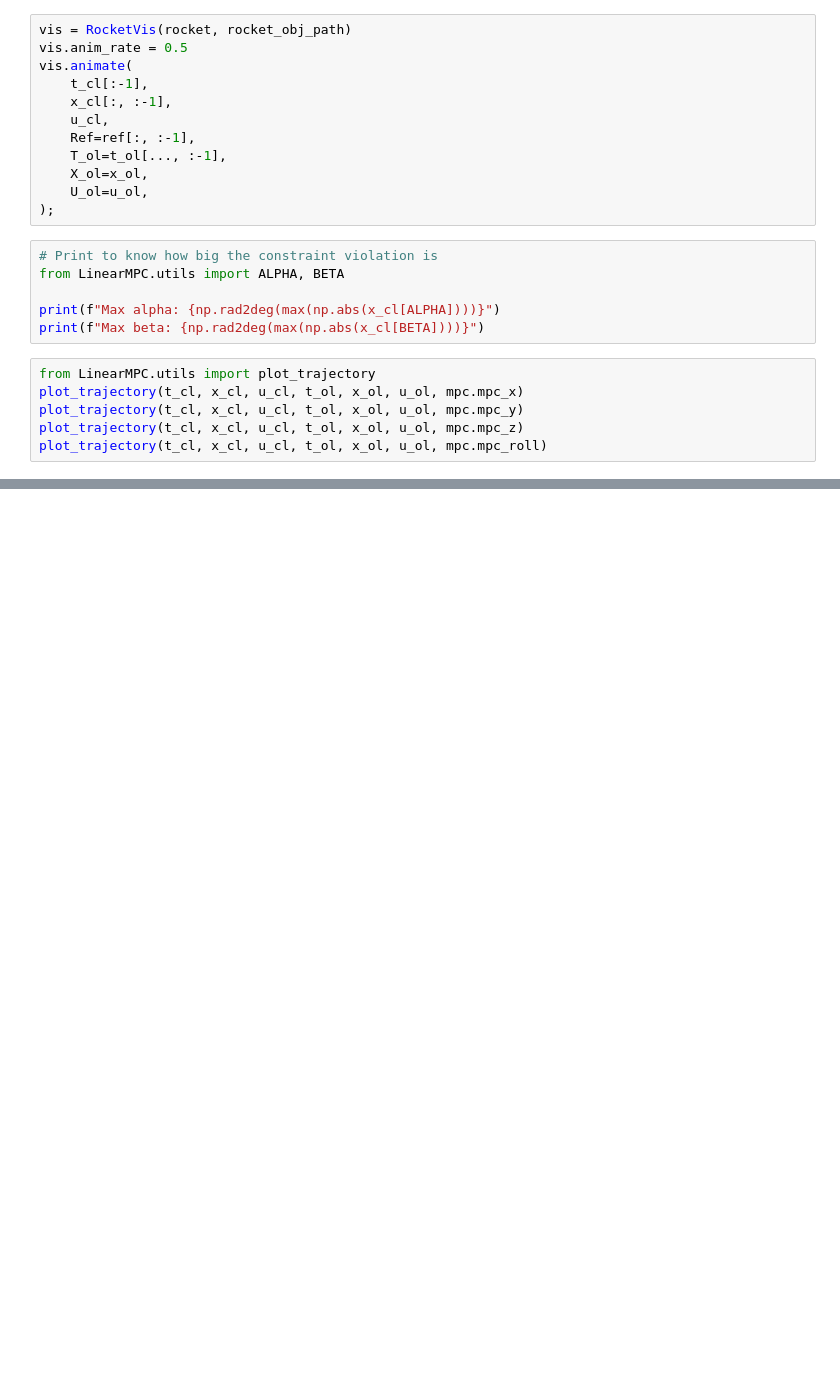
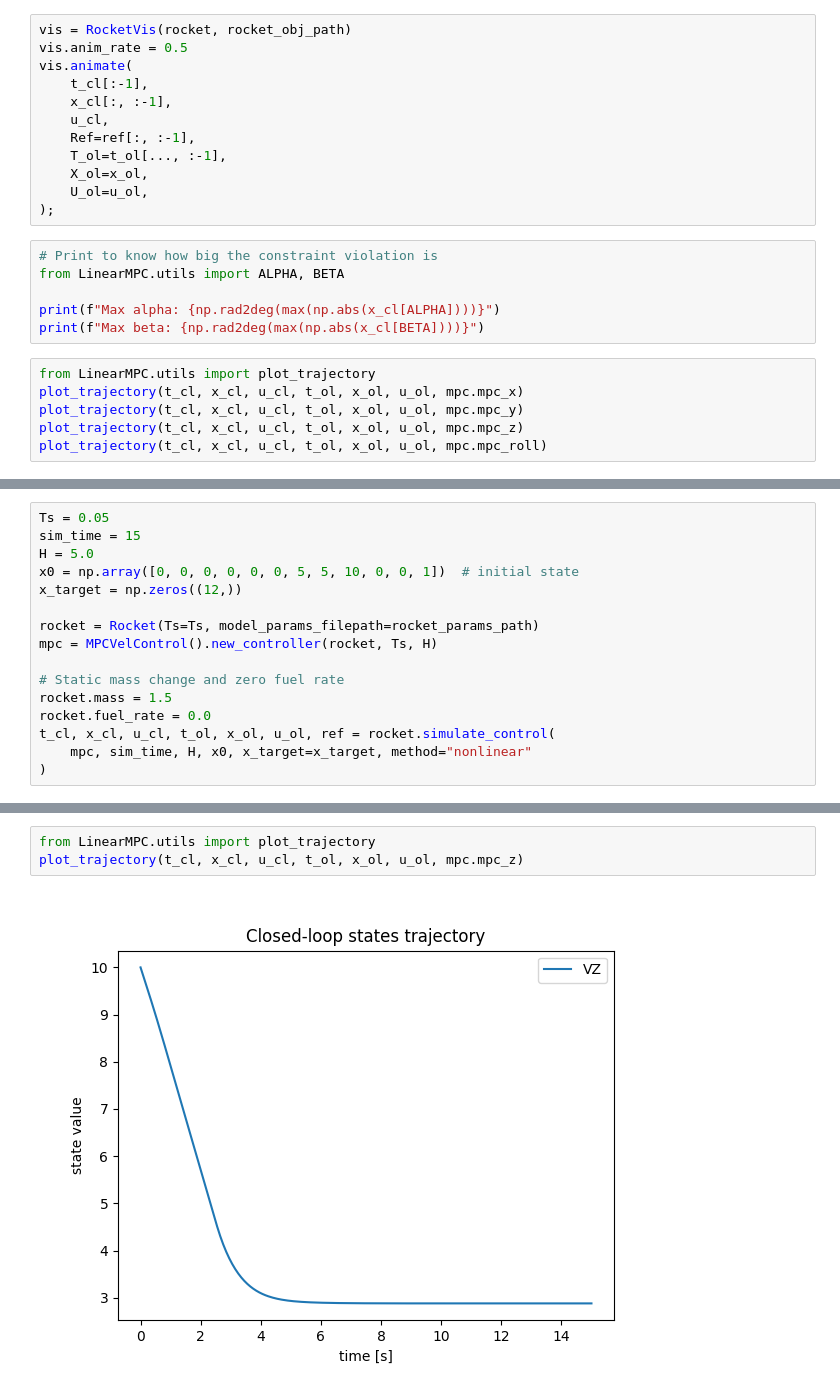
Before and after one commit to jverbois/Model-Predictive-Control-Project, a Jupyter notebook: Deliverable_4_1/Deliverable_4_1.ipynb, the cells around one changed output, grey strips where cells are left out. Saved outputs shown, nothing was run; the diff lists cells and outputs as text; blank space fills up the shorter version.

```diff
--- a/Deliverable_4_1/Deliverable_4_1.ipynb
+++ b/Deliverable_4_1/Deliverable_4_1.ipynb
@@ -65,0 +68,16 @@ plot_trajectory(t_cl, x_cl, u_cl, t_ol, x_ol, u_ol, mpc.mpc_roll)
+# %%
+Ts = 0.05
+sim_time = 15
+H = 5.0
+x0 = np.array([0, 0, 0, 0, 0, 0, 5, 5, 10, 0, 0, 1])  # initial state
+x_target = np.zeros((12,))
+
+rocket = Rocket(Ts=Ts, model_params_filepath=rocket_params_path)
+mpc = MPCVelControl().new_controller(rocket, Ts, H)
+
+# Static mass change and zero fuel rate
+rocket.mass = 1.5
+rocket.fuel_rate = 0.0
+t_cl, x_cl, u_cl, t_ol, x_ol, u_ol, ref = rocket.simulate_control(
+    mpc, sim_time, H, x0, x_target=x_target, method="nonlinear"
+)
@@ -65,0 +119,5 @@ plot_trajectory(t_cl, x_cl, u_cl, t_ol, x_ol, u_ol, mpc.mpc_roll)
+# %%
+from LinearMPC.utils import plot_trajectory
+plot_trajectory(t_cl, x_cl, u_cl, t_ol, x_ol, u_ol, mpc.mpc_z)
+# %% [output]
+[figure, added]
```
Also changed, not shown: parts of 4 cells of this notebook, 12 other files.
